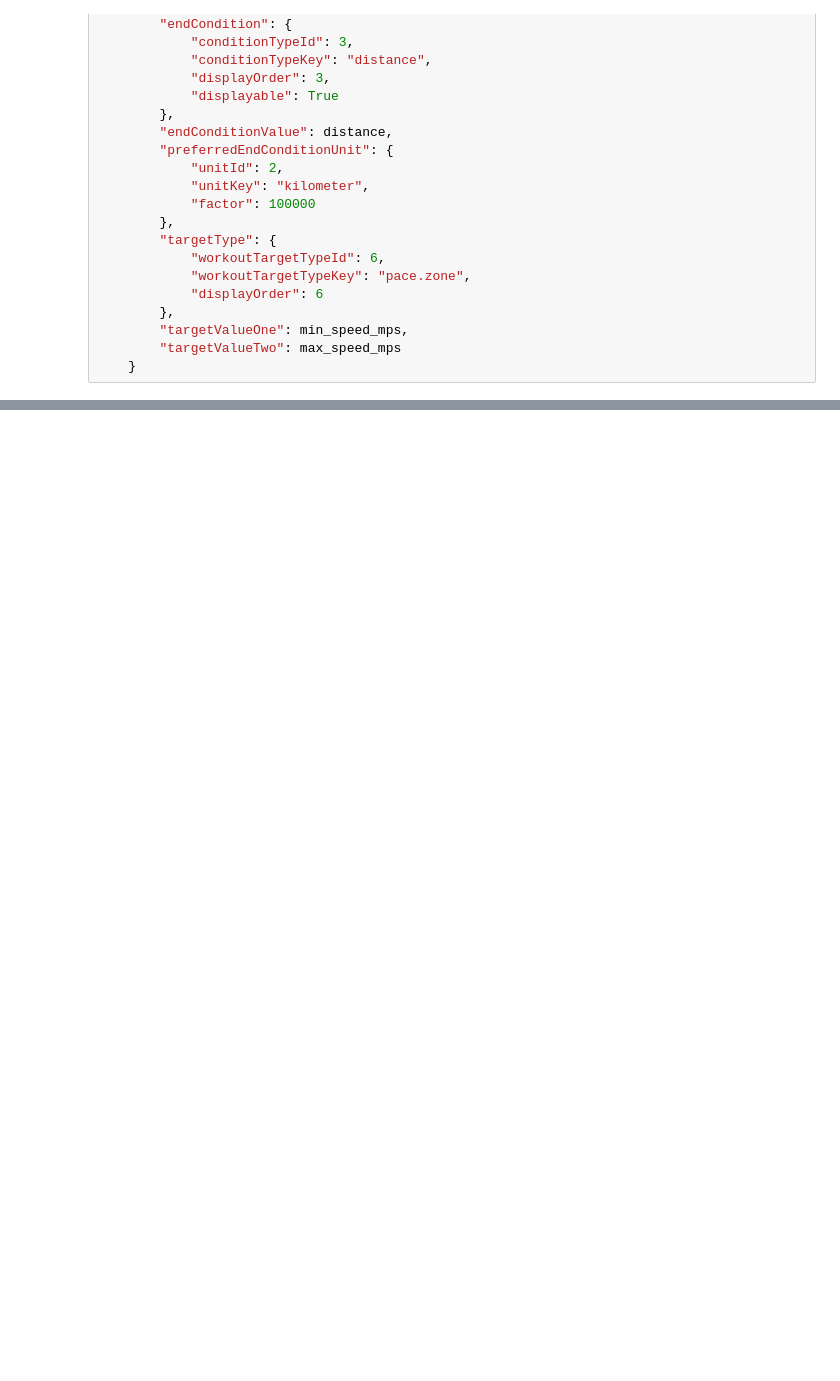
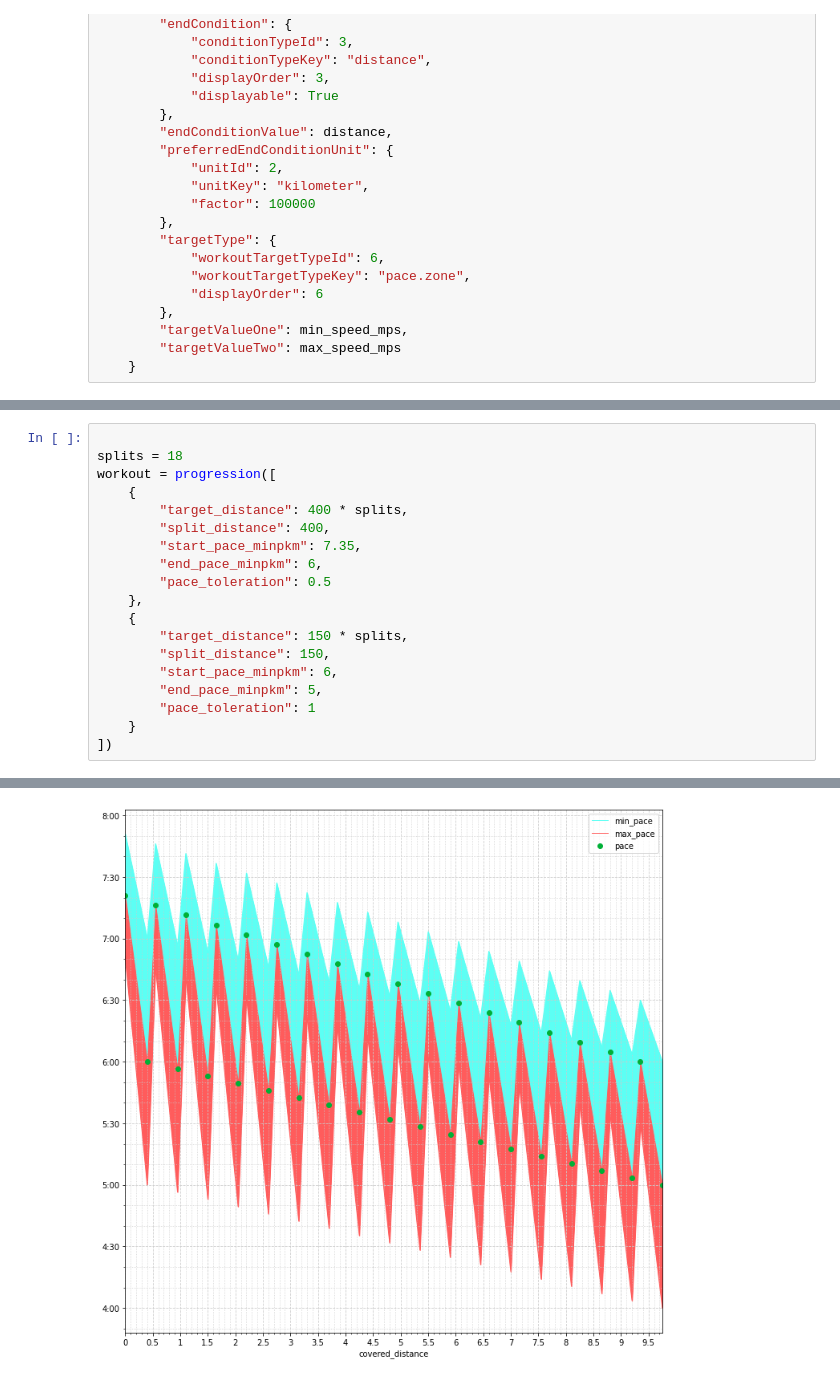
Before and after one commit to palkakrzysiek/trainings-generator-python, a Jupyter notebook: progression.ipynb, the cells around one changed output, grey strips where cells are left out. Saved outputs shown, nothing was run; the diff lists cells and outputs as text; blank space fills up the shorter version.

```diff
--- a/progression.ipynb
+++ b/progression.ipynb
@@ -412,0 +328,20 @@ workout = progression(interval_13km)
+# %%
+
+splits = 18
+workout = progression([
+    {
+        "target_distance": 400 * splits,
+        "split_distance": 400,
+        "start_pace_minpkm": 7.35,
+        "end_pace_minpkm": 6,
+        "pace_toleration": 0.5
+    },
+    {
+        "target_distance": 150 * splits,
+        "split_distance": 150,
+        "start_pace_minpkm": 6,
+        "end_pace_minpkm": 5,
+        "pace_toleration": 1
+    }
+])
+# %% [output]
@@ -412,0 +365 @@ workout = progression(interval_13km)
+[figure, added]
```
Also changed, not shown: parts of 7 cells of this notebook.
